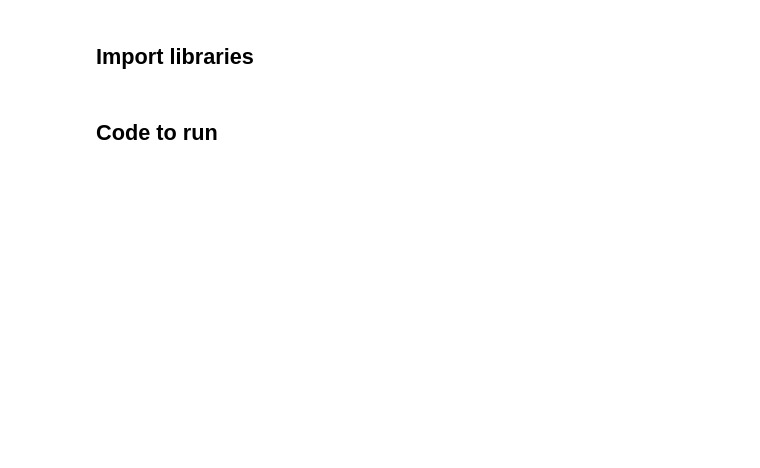
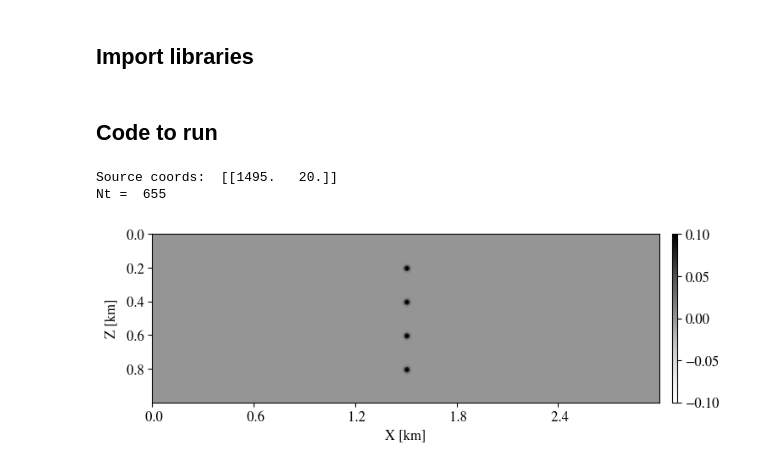
Before and after one commit to rsarkar-github/TimeDependentBornScattering, a Jupyter notebook: Scripts/notebooks/P01_Point_Scatterers_Image_CIG_Illustration.ipynb, the cells around one changed output. Drawn from its saved outputs; the diff is of its cells as text; code cells hidden in the pictures; blank space fills up the shorter version.

```diff
--- a/Scripts/notebooks/P01_Point_Scatterers_Image_CIG_Illustration.ipynb
+++ b/Scripts/notebooks/P01_Point_Scatterers_Image_CIG_Illustration.ipynb
@@ -26,3 +26,80 @@ from devito import configuration
 configuration['log-level'] = 'WARNING'
 # %% [markdown]
 ## Code to run
+# %%
+filestr = "point_scatterers_image_cig"
+
+# Create params dicts
+params = {
+    "Nx": 300,
+    "Nz": 100,
+    "Nt": 100,   # this has to be updated later
+    "nbl": 75,
+    "Ns": 1,
+    "Nr": 300,
+    "so": 4,
+    "to": 2
+}
+
+# Create velocity
+vel = create_model(shape=(params["Nx"], params["Nz"]))
+vel.vp.data[:, :] = 2.0
+
+# Simulation time, wavelet
+t0 = 0.
+tn = 2000.  # Simulation last 2 second (2000 ms)
+f0 = 0.015  # Source peak frequency is 10Hz (0.010 kHz)
+
+# Reflection acquisition geometry (sources and receivers are equally spaced in X direction)
+src_depth = 20.0  # Depth is 20m
+rec_depth = 20.0  # Depth is 20m
+
+src_coord = np.empty((params["Ns"], 2))
+# src_coord[:, 0] = np.linspace(0, vel.domain_size[0], num=params["Ns"])
+src_coord[:, 0] = vel.domain_size[0] / 2.0
+src_coord[:, 1] = src_depth
+
+print("Source coords: ", src_coord)
+
+rec_coord = np.empty((params["Nr"], 2))
+rec_coord[:, 0] = np.linspace(0, vel.domain_size[0], num=params["Nr"])
+rec_coord[:, 1] = rec_depth
+
+# Create the geometry objects for background velocity models
+src_dummy = np.empty((1, 2))
+
+src_dummy[0, :] = src_coord[int(src_coord.shape[0] / 2), :]
+geometry = AcquisitionGeometry(vel, rec_coord, src_dummy, t0, tn, f0=f0, src_type='Ricker')
+params["Nt"] = geometry.nt
+print("Nt = ", params["Nt"])
+del src_dummy
+
+# Define a solver object
+solver = AcousticWaveSolver(vel, geometry, space_order=params["so"])
+
+# Create point scatterers
+dm = np.zeros((params["Nt"], params["Nx"], params["Nz"]), dtype=np.float32)
+temp = np.zeros((params["Nx"], params["Nz"]), dtype=np.float32)
+temp[int(params["Nx"] / 2), int(params["Nz"] * 0.2)] = 1.0
+temp[int(params["Nx"] / 2), int(params["Nz"] * 0.4)] = 1.0
+temp[int(params["Nx"] / 2), int(params["Nz"] * 0.6)] = 1.0
+temp[int(params["Nx"] / 2), int(params["Nz"] * 0.8)] = 1.0
+temp = sp.ndimage.gaussian_filter(input=temp, sigma=1, mode="nearest")
+for i in range(params["Nt"]):
+    dm[i, :, :] = temp
+
+
+plot_image_xy(
+    dm[100, :, :].T,
+    x0=vel.origin[0], xn=vel.origin[0]+vel.domain_size[0],
+    y0=vel.origin[1], yn=vel.origin[1]+vel.domain_size[1],
+    scale=0.1, clip=1.0, colorbar=True,
+    ylabel="Z [km]", xlabel="X [km]",
+    grid="off", aspect="equal",
+    fontname="STIXGeneral", fontsize=12,
+    savefig_fname=basepath + "/Fig/p01_point_scatterers_image.pdf"
+)
+# %% [output]
+Source coords:  [[1495.   20.]]
+Nt =  655
+[figure, added]
```
Also changed, not shown: parts of 7 cells of this notebook.
